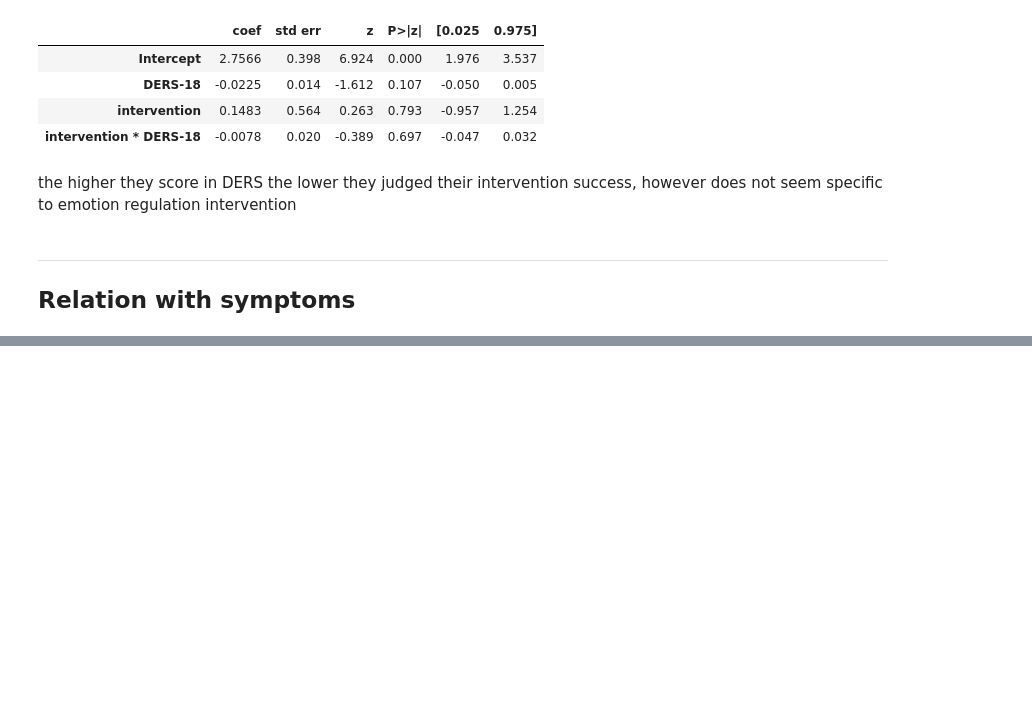
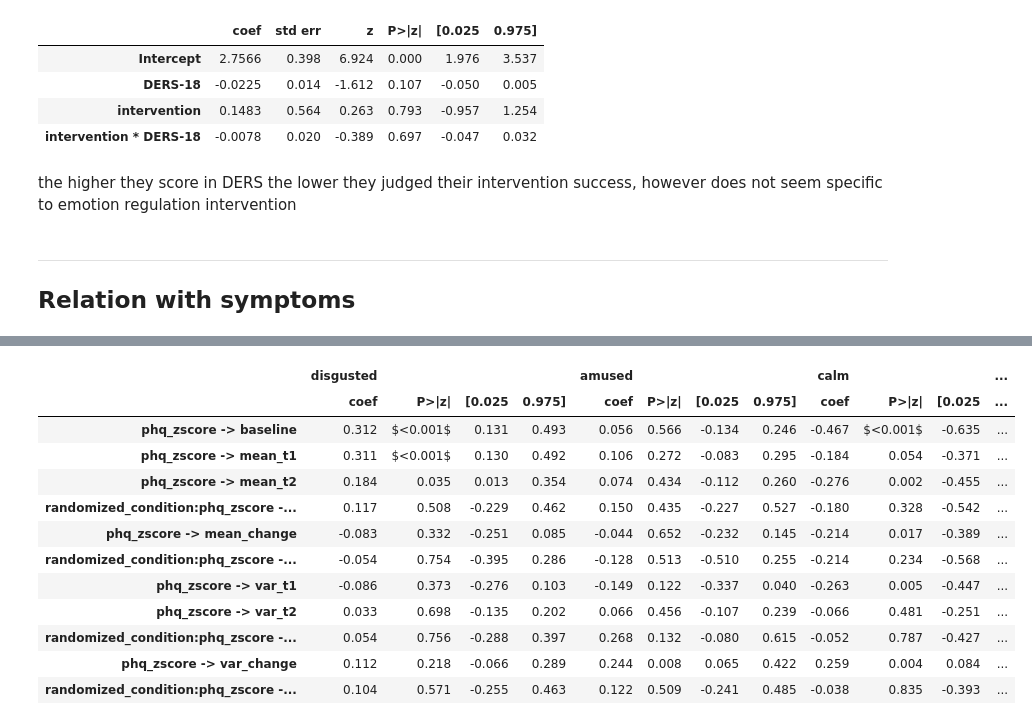
Before and after one commit to huyslab/emotioncon_public, a Jupyter notebook: analyses/basics_characteristics.ipynb, the cells around one changed output, grey strips where cells are left out. Cells and saved outputs as stored; diff of their text form; code cells hidden in the pictures; blank space fills up the shorter version.

```diff
--- a/analyses/basics_characteristics.ipynb
+++ b/analyses/basics_characteristics.ipynb
@@ -1004,0 +538,80 @@ icc3k = (msb - mse) / msb
+# %%
+# Define different formula options for the generalized linear model (GLM).
+# The 'formula' list contains two sub-lists, each representing a different formula for the GLM.
+# The first sub-list represents a simple formula (no interaction terms), and the second sub-list represents a formula with interaction terms involving group.
+formula = [
+    [' ~ ', [1]],  # Simple formula without interaction
+    [' ~ randomized_condition + ', [2]],  # Formula involving 'randomized_condition'
+    [' ~ randomized_condition * ', [3]]  # Formula with interaction involving 'randomized_condition'
+]
+
+# Define the indices of specific statistical items (coefficients) to extract from the GLM results.
+stats_items = [0, 3, 4, 5]
+
+# Initialize an empty list to store DataFrames containing GLM statistics for each questionnaire.
+df_stats_all = []
+adjusted_alpha = 0.05/(5*3*3) # adjusting for 3 questionnaires, 5 emotion items, 3 time points (before, after & change)
+# Iterate through each questionnaire (PHQ, GAD, and DERS).
+for q in [i + '_zscore' for i in questionnaires.keys()]:
+    # Create an empty DataFrame 'df_stats' to store the GLM statistics for the current questionnaire.
+    df_stats = pd.DataFrame()
+
+    # Iterate through each mood category.
+    for m in mood_categories:
+        glmstats, idx = [], []
+        # Find mood-related column names in 'df_mood' that match the current mood category.
+        mood_columns = [i for i in df_mood.columns if m in i]
+
+        # Iterate through the mood-related columns for the current mood category.
+        for d, k in enumerate(mood_columns):
+
+            if 'baseline' in k or 't1' in k: formula_variable_specific = [formula[0]]
+            else: formula_variable_specific = formula[1:]
+
+            for glm_formula in formula_variable_specific:
+
+                # Fit the GLM using the current mood-related column as the response variable and the questionnaire (q) as the predictor variable.
+                model = smf.glm(k + glm_formula[0] + q, df_mood, missing='drop').fit()
+
+                # Extract the specified statistical items (coefficients) from the GLM results and store them in 'glmstats'.
+                for g in glm_formula[1]:
+                    tmp = prep.convert_stats_table(model, g)
+                    glmstats.append([tmp.values[i] for i in stats_items])
+                    idx.append(tmp.name + ' -> ' + list(mood_dict.keys())[d])
+
+        # Create appropriate column names and concatenate the GLM statistics for the current mood category to 'df_stats'.
+        statscolumns = [tmp.index[i] for i in stats_items]
+        header = [np.repeat(np.array(m), 4),
+                  np.array(statscolumns)]
+        df_stats = pd.concat((df_stats, pd.DataFrame(glmstats, columns=header, index=idx)), axis=1)
+
+    # Replace p-values less than 0.001 with the string '<0.001'.
+    idx = []
+    for m in mood_categories:
+        idx.append(df_stats[(m, 'P>|z|')] < adjusted_alpha)
+    df_stats = df_stats.round(3)
+    for i, m in enumerate(mood_categories):
+        df_stats.loc[idx[i], (m, 'P>|z|')] = '$<' + str(np.round(adjusted_alpha,3)) + '$'
+
+    # Display the DataFrame 'df_stats' with the GLM statistics for the current questionnaire.
+    display(df_stats)
+
+    # Append the DataFrame 'df_stats' to the list 'df_stats_all'.
+    df_stats_all.append(df_stats)
+
+    # Uncomment the line below to export the DataFrame 'df_stats' as a LaTeX table.
+    print(df_stats.to_latex(escape=False))
+# %% [output]
+|  | disgusted |  |  |  | amused |  |  |  | calm |  |  | ... |
+|  | coef | P>|z| | [0.025 | 0.975] | coef | P>|z| | [0.025 | 0.975] | coef | P>|z| | [0.025 | ... |
+| phq_zscore -> baseline | 0.312 | $<0.001$ | 0.131 | 0.493 | 0.056 | 0.566 | -0.134 | 0.246 | -0.467 | $<0.001$ | -0.635 | ... |
+| phq_zscore -> mean_t1 | 0.311 | $<0.001$ | 0.130 | 0.492 | 0.106 | 0.272 | -0.083 | 0.295 | -0.184 | 0.054 | -0.371 | ... |
+| phq_zscore -> mean_t2 | 0.184 | 0.035 | 0.013 | 0.354 | 0.074 | 0.434 | -0.112 | 0.260 | -0.276 | 0.002 | -0.455 | ... |
+| randomized_condition:phq_zscore -... | 0.117 | 0.508 | -0.229 | 0.462 | 0.150 | 0.435 | -0.227 | 0.527 | -0.180 | 0.328 | -0.542 | ... |
+| phq_zscore -> mean_change | -0.083 | 0.332 | -0.251 | 0.085 | -0.044 | 0.652 | -0.232 | 0.145 | -0.214 | 0.017 | -0.389 | ... |
+| randomized_condition:phq_zscore -... | -0.054 | 0.754 | -0.395 | 0.286 | -0.128 | 0.513 | -0.510 | 0.255 | -0.214 | 0.234 | -0.568 | ... |
+| phq_zscore -> var_t1 | -0.086 | 0.373 | -0.276 | 0.103 | -0.149 | 0.122 | -0.337 | 0.040 | -0.263 | 0.005 | -0.447 | ... |
+| phq_zscore -> var_t2 | 0.033 | 0.698 | -0.135 | 0.202 | 0.066 | 0.456 | -0.107 | 0.239 | -0.066 | 0.481 | -0.251 | ... |
+| randomized_condition:phq_zscore -... | 0.054 | 0.756 | -0.288 | 0.397 | 0.268 | 0.132 | -0.080 | 0.615 | -0.052 | 0.787 | -0.427 | ... |
+| phq_zscore -> var_change | 0.112 | 0.218 | -0.066 | 0.289 | 0.244 | 0.008 | 0.065 | 0.422 | 0.259 | 0.004 | 0.084 | ... |
+| randomized_condition:phq_zscore -... | 0.104 | 0.571 | -0.255 | 0.463 | 0.122 | 0.509 | -0.241 | 0.485 | -0.038 | 0.835 | -0.393 | ... |
```
Also changed, not shown: parts of 67 cells of this notebook, 28 other files.
